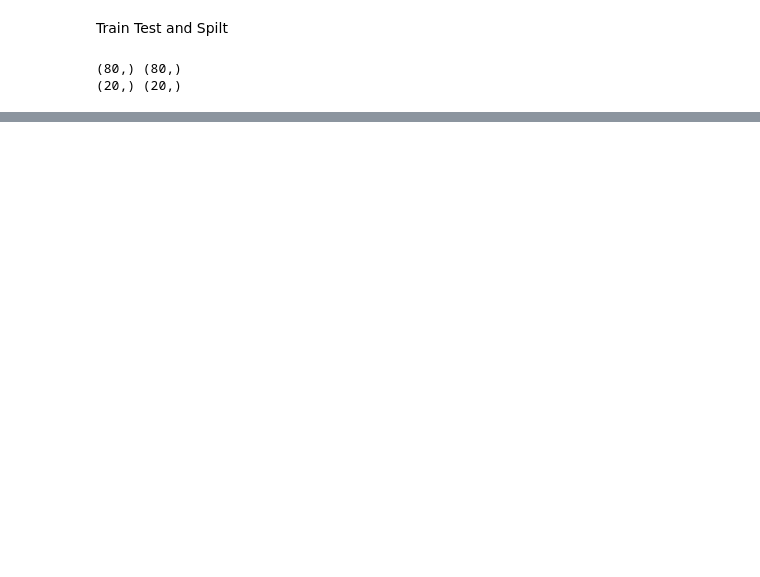
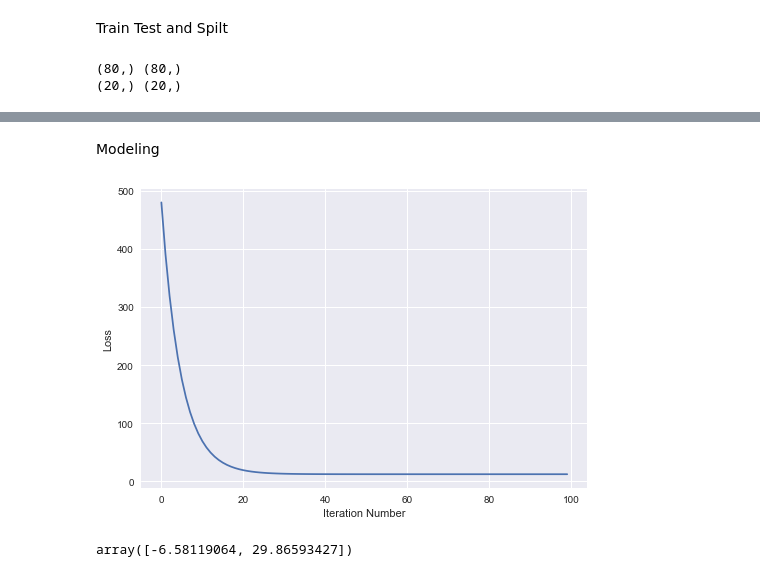
Before and after one commit to shreyabhalgat/Machine-Learning-Essentials, a Jupyter notebook: Section 3-Linear Regression/Linear Regression.ipynb, the cells around one changed output, grey strips where cells are left out. Cells and saved outputs as stored; diff of their text form; code cells hidden in the pictures; blank space fills up the shorter version.

Commit message:
model trained

```diff
--- a/Section 3-Linear Regression/Linear Regression.ipynb
+++ b/Section 3-Linear Regression/Linear Regression.ipynb
@@ -95,0 +96,49 @@ plt.show()
+# %% [markdown]
+Modeling
+# %%
+# Modelling
+def hypothesis(X,theta):
+    return theta[0] + theta[1]*X
+
+def error(X,y,theta):
+    m = X.shape[0]
+    e = 0
+    for i in range(m):
+        y_i = hypothesis(X[i],theta)
+        e = e + (y[i] - y_i)**2
+
+    return e/(2*m)
+
+def gradient(X,y,theta):
+    m = X.shape[0]
+    grad = np.zeros((2,))
+
+    for i in range(m):
+        exp = hypothesis(X[i],theta) - y[i]
+        grad[0] += (exp)
+        grad[1] += (exp)*X[i]
+
+    return grad/m
+
+
+def train(X,y,learning_rate = 0.1,maxItrs = 100):
+    theta = np.zeros((2,))
+    error_list = []
+
+    for i in range(maxItrs):
+        grad = gradient(X,y,theta)
+        error_list.append(error(X,y,theta))
+        theta[0] = theta[0] - learning_rate * grad[0]
+        theta[1] = theta[1] - learning_rate * grad[1]
+    plt.xlabel("Iteration Number")
+    plt.ylabel("Loss")
+    plt.plot(error_list)
+    return theta
+# %%
+theta = train(X,y)
+# %% [output]
+[figure, added]
+# %%
+theta
+# %% [output]
+array([-6.58119064, 29.86593427])
```
Also changed, not shown: parts of 16 cells of this notebook.
